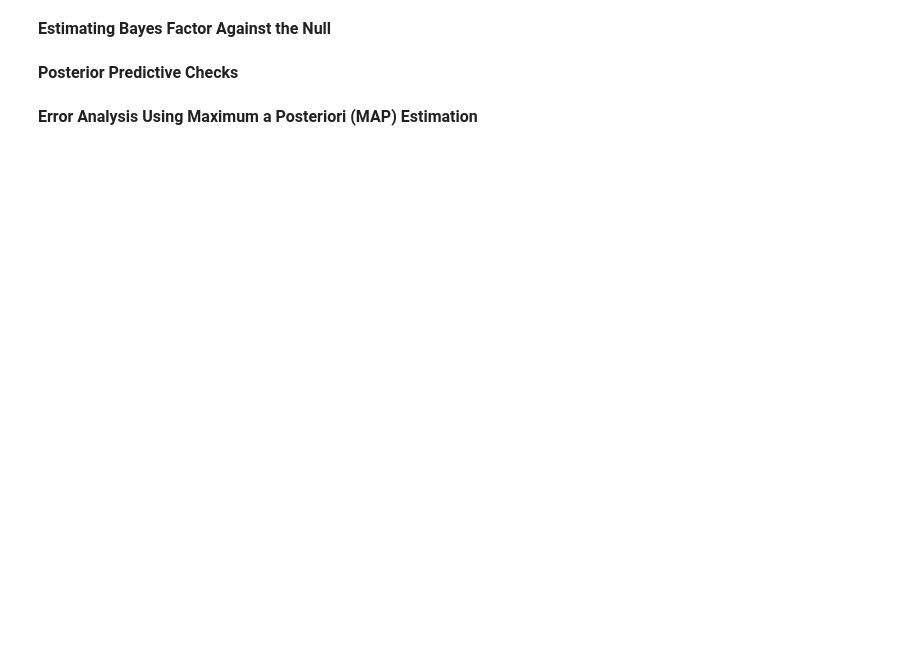
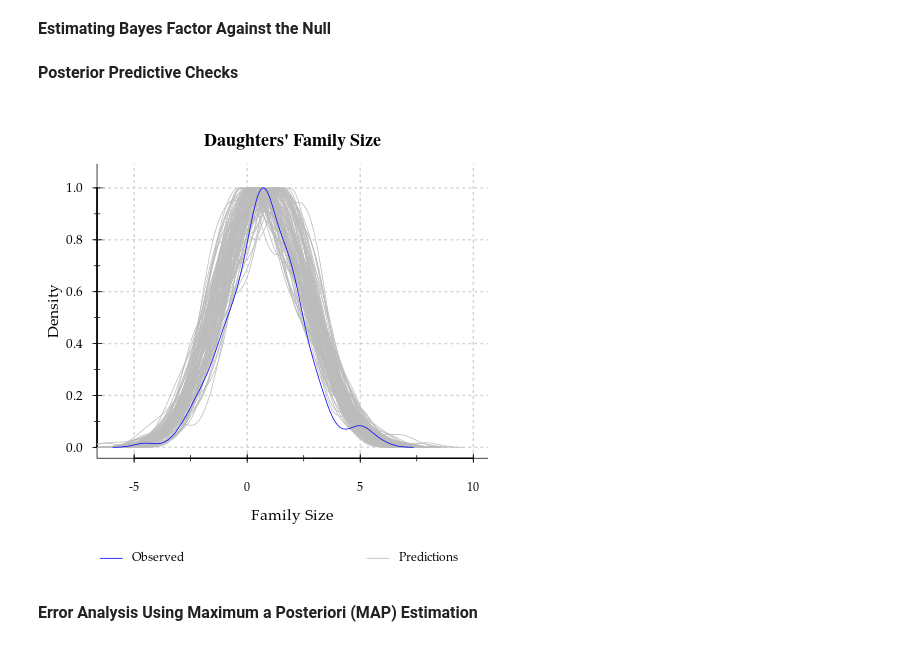
Before and after one commit to jhmorgan-netanomics/Netanomics_Analysts_Collaborative_Environment, a Jupyter notebook: Workflow_Demonstration/Analyses/Demonstration_Analysis.ipynb, the cells around one changed output. Cells and saved outputs as stored; diff of their text form; code cells hidden in the pictures; blank space fills up the shorter version.

```diff
--- a/Workflow_Demonstration/Analyses/Demonstration_Analysis.ipynb
+++ b/Workflow_Demonstration/Analyses/Demonstration_Analysis.ipynb
@@ -514,5 +511,16 @@ Processing complete, no problems detected.
 <div style="font-size:12pt; font-weight:bold;">Estimating Bayes Factor Against the Null</div>
 # %% [markdown]
 <div style="font-size:12pt; font-weight:bold;">Posterior Predictive Checks</div>
+# %%
+%%R
+#   Loading Posterior Predictive Checks
+    load("Two_Moms_Input_Data.Rdata")
+    load("Two_Moms_Daughter_PostPred.Rdata")
+
+#   Comparing the Observed Values with the Posterior Predictive Distributions
+    par(family = "Palatino Linotype")
+    fit_density <- fit_check_density(d_post_pred, "Family Size", data$D, "Daughters' Family Size", 100)
+# %% [output]
+[figure, added]
 # %% [markdown]
 <div style="font-size:12pt; font-weight:bold;">Error Analysis Using Maximum a Posteriori (MAP) Estimation</div>
```
Also changed, not shown: parts of 5 cells of this notebook, 1 other file.
